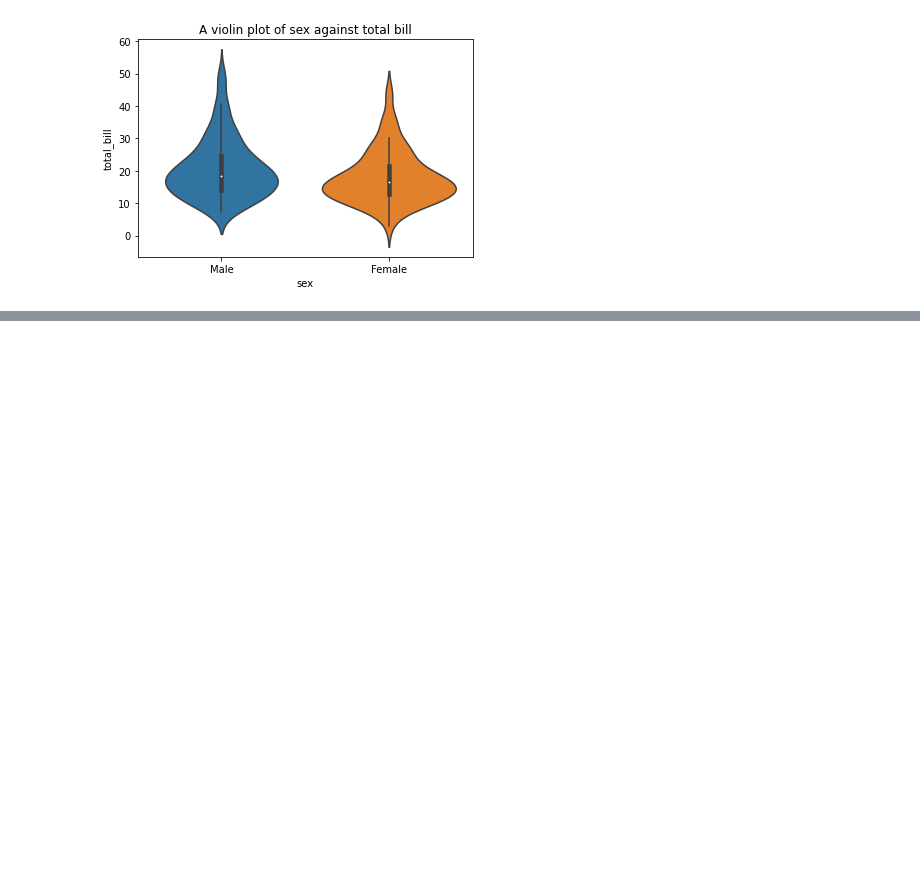
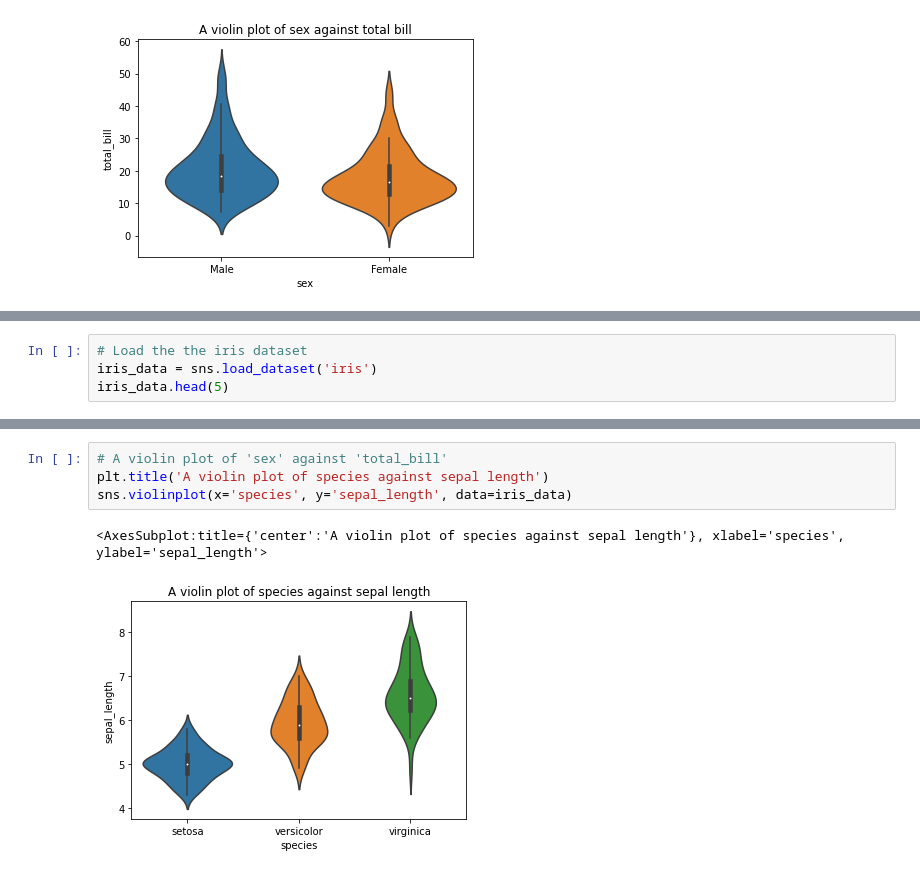
Before and after one commit to NishanthRajkumar/Python-Libraries, a Jupyter notebook: seaborn_programs/seaborn_violin.ipynb, the cells around one changed output, grey strips where cells are left out. Saved outputs shown, nothing was run; the diff lists cells and outputs as text; blank space fills up the shorter version.

Commit message:
feat: violin plot of iris dataset

```diff
--- a/seaborn_programs/seaborn_violin.ipynb
+++ b/seaborn_programs/seaborn_violin.ipynb
@@ -37,0 +42,4 @@ sns.violinplot(x='sex', y='total_bill', data=tips_data)
+# %%
+# Load the the iris dataset
+iris_data = sns.load_dataset('iris')
+iris_data.head(5)
@@ -37,0 +53,7 @@ sns.violinplot(x='sex', y='total_bill', data=tips_data)
+# %%
+# A violin plot of 'sex' against 'total_bill'
+plt.title('A violin plot of species against sepal length')
+sns.violinplot(x='species', y='sepal_length', data=iris_data)
+# %% [output]
+<AxesSubplot:title={'center':'A violin plot of species against sepal length'}, xlabel='species', ylabel='sepal_length'>
+[figure, added]
```
Also changed, not shown: parts of 2 cells of this notebook.
